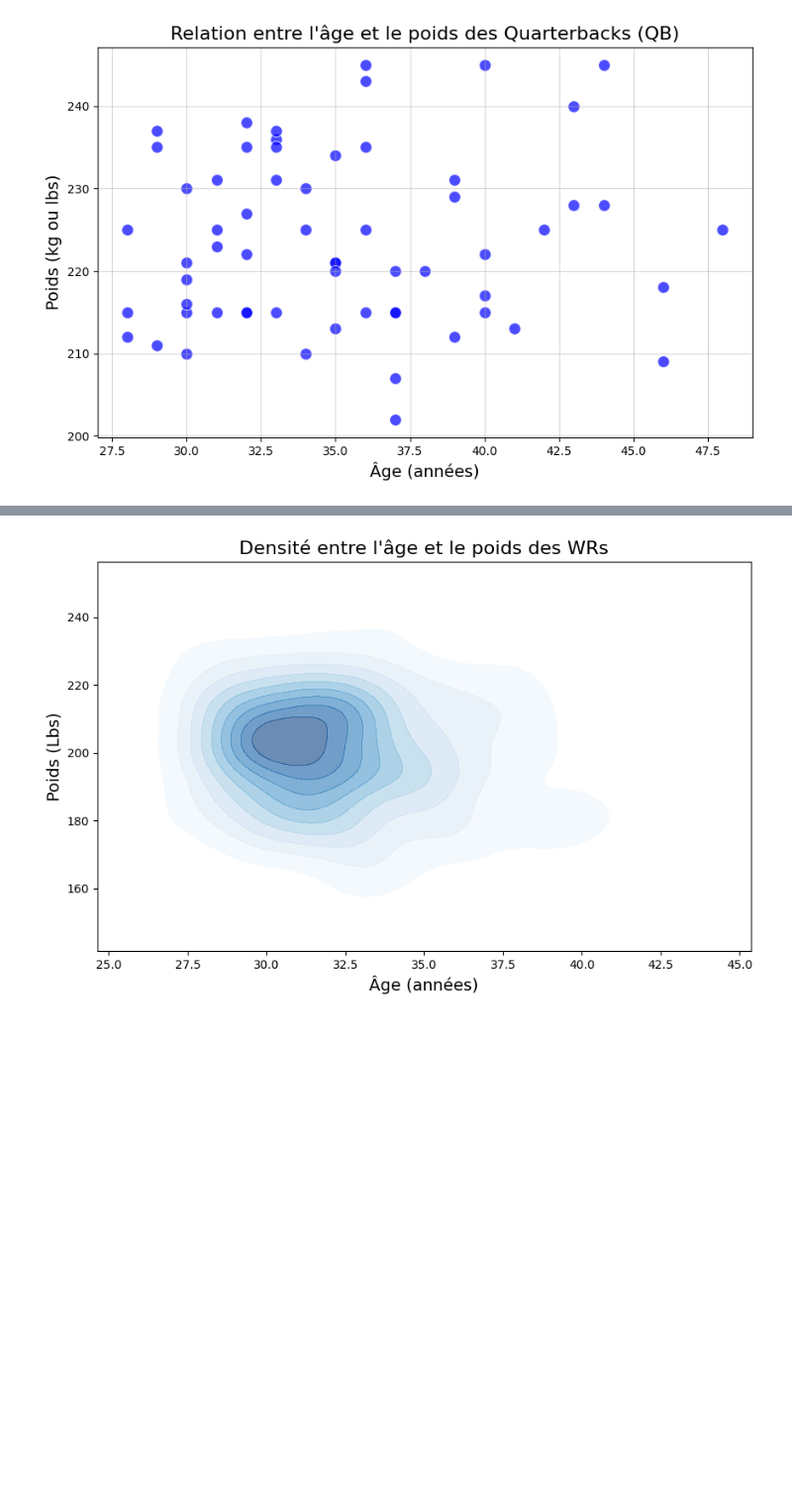
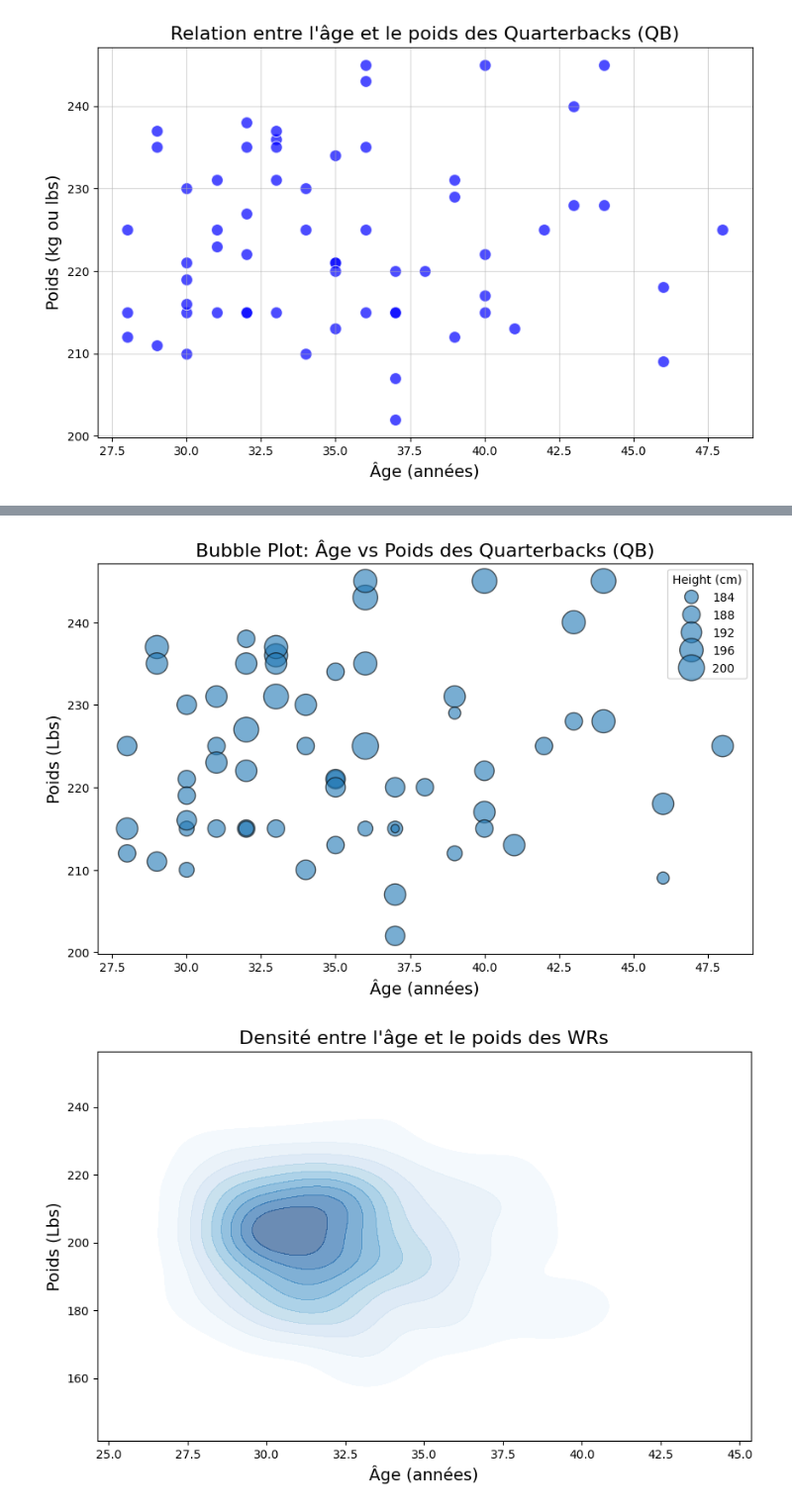
Before and after one commit to charlesdaigre/PROJECT_NFL_2, a Jupyter notebook: players_analysis.ipynb, the cells around one changed output, grey strips where cells are left out. Shown: that part at 99% size. Cells and saved outputs as stored; diff of their text form; code cells hidden in the pictures; blank space fills up the shorter version.

```diff
--- a/players_analysis.ipynb
+++ b/players_analysis.ipynb
@@ -205,3 +205,45 @@ plt.show()
+# %%
+import seaborn as sns
+import matplotlib.pyplot as plt
+from datetime import datetime
+
+# Calculer l'âge si ce n'est pas déjà fait
+df_players['age'] = df_players['birthDate'].apply(lambda x: datetime.now().year - x.year if pd.notnull(x) else None)
+
+# Filtrer les joueurs qui sont des Quarterbacks (QB)
+df_qb = df_players[df_players['position'] == 'QB']
+
+# Filtrer les lignes où il n'y a pas de valeurs manquantes
+df_qb = df_qb.dropna(subset=['age', 'weight', 'height'])
+
+# Convertir la hauteur en cm si ce n'est pas déjà fait (assumez que la colonne 'height' est en cm ou déjà standardisée)
+df_qb['height'] = df_qb['height'].astype(float)
+
+# Créer un Bubble Plot
+plt.figure(figsize=(10, 6))
+bubble_plot = sns.scatterplot(
+    data=df_qb,
+    x='age',
+    y='weight',
+    size='height',  # Taille des bulles basée sur la hauteur
+    sizes=(50, 500),  # Taille minimale et maximale des bulles
+    alpha=0.6,
+    palette='Blues',
+    edgecolor='k'
+)
+
+# Ajouter une légende pour les tailles
+bubble_plot.legend(title='Height (cm)', loc='upper right', fontsize=10)
+
+# Ajouter des titres et labels
+plt.title('Bubble Plot: Âge vs Poids des Quarterbacks (QB)', fontsize=16)
+plt.xlabel('Âge (années)', fontsize=14)
+plt.ylabel('Poids (Lbs)', fontsize=14)
+
+# Afficher le graphique
+plt.show()
+# %% [output]
+[figure, added]
 # %%
 import seaborn as sns
 import matplotlib.pyplot as plt
```
Also changed, not shown: parts of 1 cell of this notebook.
